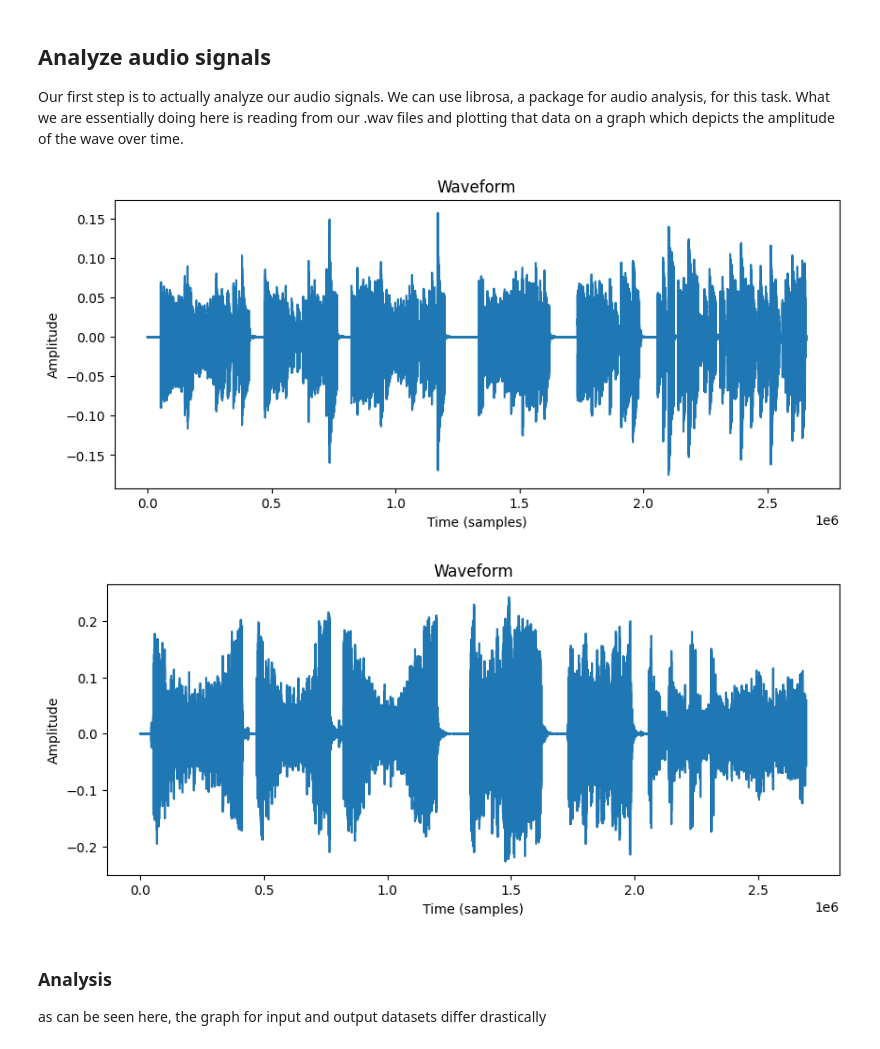
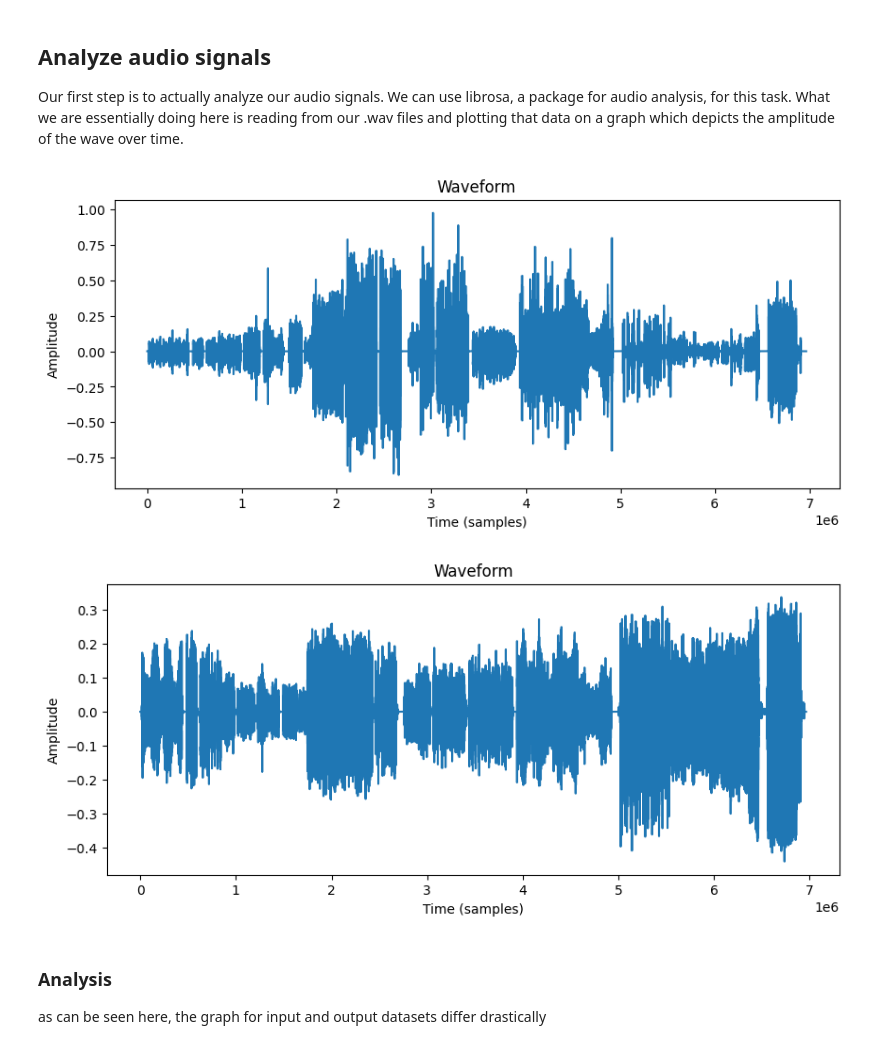
Before and after one commit to KshitijKapoor8/guitar-pedal-ml, a Jupyter notebook: main.ipynb, the cells around one changed output. Drawn from its saved outputs; the diff is of its cells as text; code cells hidden in the pictures.

```diff
--- a/main.ipynb
+++ b/main.ipynb
@@ -44,27 +58,32 @@ Our first step is to actually analyze our audio signals. We can use librosa, a p
 # %%
 # data exploration to expand on later
 
 def load_audio(file_path: str) -> tuple:
     audio_signal, sampling_rate = librosa.load(file_path, sr=None)
     return audio_signal, sampling_rate
 
 def plot_waveform(wave: np.ndarray) -> None:
     # Plot the waveform
     plt.figure(figsize=(10, 4))
     plt.plot(wave)
     plt.title("Waveform")
     plt.xlabel("Time (samples)")
     plt.ylabel("Amplitude")
     plt.show()
 
-inp_audio_signal, inp_sampling_rate = load_audio("./data/ML_Pedal_Input_Shortened.wav")
-out_audio_signal, out_sampling_rate = load_audio("./data/ML_Pedal_Output_Shortened.wav")
+# inp_audio_signal, inp_sampling_rate = load_audio("./data/ML_Pedal_Input.wav")
+# out_audio_signal, out_sampling_rate = load_audio("./data/ML_Pedal_Output.wav")
+
+# Downsampled audio signals
+inp_audio_signal, inp_sampling_rate = load_audio("./data/ML_Pedal_Input_DS.wav")
+out_audio_signal, out_sampling_rate = load_audio("./data/ML_Pedal_Output_DS.wav")
+
 
 plot_waveform(inp_audio_signal)
 plot_waveform(out_audio_signal)
 # %% [output]
-[figure, old version]
+[figure, new version]
-[figure, old version]
+[figure, new version]
 # %% [markdown]
 ### Analysis
 as can be seen here, the graph for input and output datasets differ drastically
```
Also changed, not shown: parts of 12 cells of this notebook, 2 other files.
